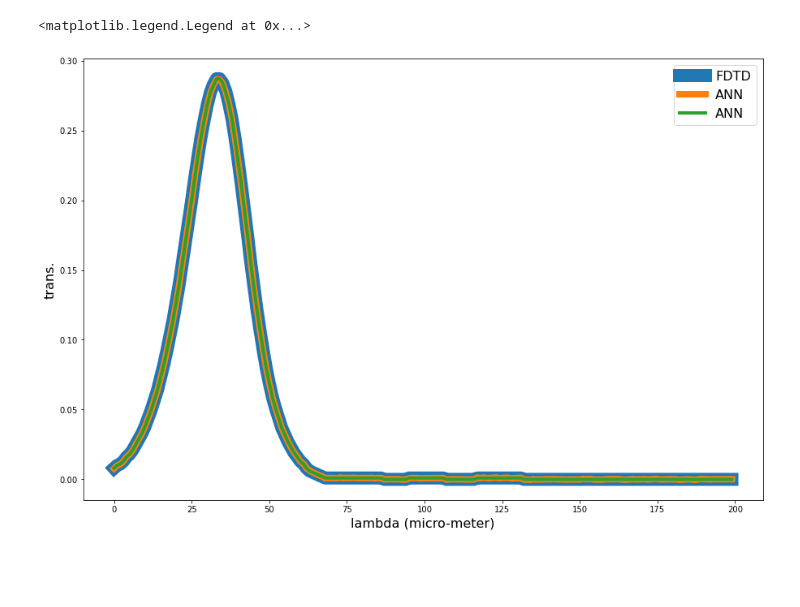
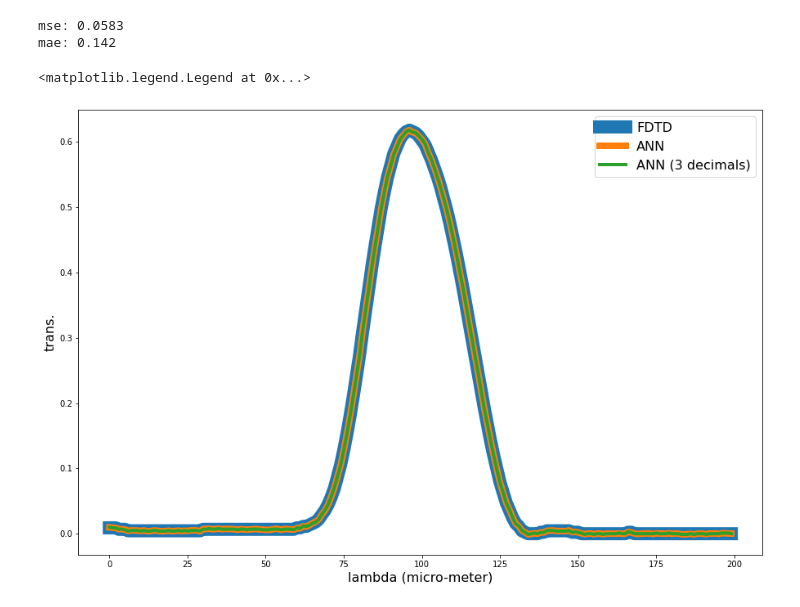
Before and after one commit to JonathanALevine/deep-photonics, a Jupyter notebook: main.ipynb, the cells around one changed output. Saved outputs shown, nothing was run; the diff lists cells and outputs as text; code cells hidden in the pictures; blank space fills up the shorter version.

Commit message:
can make model perfectly train very small training set .. now need to get way more data!

```diff
--- a/main.ipynb
+++ b/main.ipynb
@@ -231,10 +249,13 @@ def engineering_steps_v2(dataframe:pd.DataFrame)->pd.DataFrame:
 # %%
-def get_features(dataframe:pd.DataFrame):
+def get_features(dataframe:pd.DataFrame)->np.array:
     return dataframe[["theta", "pitch", "duty_cycle", "fill_factor"]].values
 
 
-def get_labels(dataframe:pd.DataFrame)->torch.Tensor:
+def get_labels(dataframe:pd.DataFrame)->np.array:
     return dataframe[['trans']].values
+
+def dataframe_to_array(dataframe:pd.DataFrame)->np.array:
+    return dataframe[["theta", "pitch", "duty_cycle", "fill_factor", "trans"]].values
 # %%
 random_state = 42
 file = 'lumerical/Results_1673042557656.txt'
@@ -244,9 +265,15 @@ dataframe = get_simulation_data_from_file(filename=file)
 dataframe = engineering_steps_v2(dataframe=dataframe)
 # normnalize the features in the dataset
 dataframe = normalize_dataset(dataframe)
-dataframe = dataframe.sample(frac=1, random_state=random_state)
 # round the values in dataframe['trans'] to 4 decimal places
 dataframe['trans'] = dataframe['trans'].apply(lambda x: np.round(x, 3))
+# Get the min and max trans vals
+min_val = get_min_max_trans_vals(df=dataframe)[0]
+max_val = get_min_max_trans_vals(df=dataframe)[1]
+# normalize the trans vals in dataframe
+dataframe = normalize_trans_vals(df=dataframe, min_val=min_val, max_val=max_val)
+# randomize the samples in the dataframe
+dataframe = dataframe.sample(frac=1, random_state=random_state)
 dataframe
 # %% [output]
 |  | simulation | theta | pitch | duty_cycle | fill_factor | lambda | trans |
@@ -271,10 +298,8 @@ class GCNet(nn.Module):
                 num_nodes = 50
                 num_labels = 200
                 # layers
-                # self.input = nn.Linear(num_features, num_nodes)
                 self.layer1 = nn.Linear(num_features, num_nodes)
-                self.layer2 = nn.Linear(num_nodes, num_nodes)
-                self.layer3 = nn.Linear(num_nodes, num_nodes)
+                self.hidden = nn.Linear(num_nodes, num_nodes)
                 self.output = nn.Linear(num_nodes, num_labels)
                 # activation functions
                 self.sigmoid = nn.Sigmoid()
@@ -284,14 +309,24 @@ class GCNet(nn.Module):
         def forward(self, x):
                 x = self.layer1(x)
                 x = self.relu(x)
-                x = self.layer2(x)
+
+                x = self.hidden(x)
                 x = self.relu(x)
-                x = self.layer3(x)
+
+                x = self.hidden(x)
                 x = self.relu(x)
+
+                x = self.hidden(x)
+                x = self.relu(x)
+
+                x = self.hidden(x)
+                x = self.relu(x)
+
                 x = self.output(x)
                 return x
 # %%
 device = "cpu"
+SIG_FIGS = 3
 # %%
 x = torch.tensor(get_features(dataframe), dtype=torch.float32).to(device)
 y = torch.tensor(dataframe['trans'], dtype=torch.float32).to(device)
@@ -341,18 +367,24 @@ print(mape(model.forward(x), y).item())
 # %%
-preds = torch.round(model.forward(x_val), decimals=3)
-targs = y_val
-# print(mape(preds, targs).item()*100)
+preds = torch.round(model.forward(x).detach(), decimals=SIG_FIGS)
+targs = y
+print(f"mse: {round(loss_fn(preds, targs).item(), 4)}")
+print(f"mae: {round(mae(preds, targs).item(), 4)}")
+# %% [output]
+mse: 0.0583
+mae: 0.142
 # %%
-example = 0
+example = 2
+
 preds = np.flip(model.forward(x[example]).detach().numpy())
-preds_rounded = np.flip(torch.round(model.forward(x[example]), decimals=3).detach().numpy())
+preds_rounded = np.flip(torch.round(model.forward(x[example]), decimals=SIG_FIGS).detach().numpy())
 targets = np.flip(y[[example]].reshape(200).numpy())
+
 plt.plot(targets, linewidth = 16, label="FDTD")
 plt.plot(preds, linewidth = 8, label='ANN')
-plt.plot(preds_rounded, linewidth = 4, label='ANN')
+plt.plot(preds_rounded, linewidth = 4, label='ANN (3 decimals)')
 plt.xlabel('lambda (micro-meter)', fontsize=16)
 plt.ylabel('trans.', fontsize=16)
 plt.legend(fontsize=16)
 # %% [output]
 <matplotlib.legend.Legend at 0x...>
-[figure, old version]
+[figure, new version]
```
Also changed, not shown: parts of 6 cells of this notebook.
